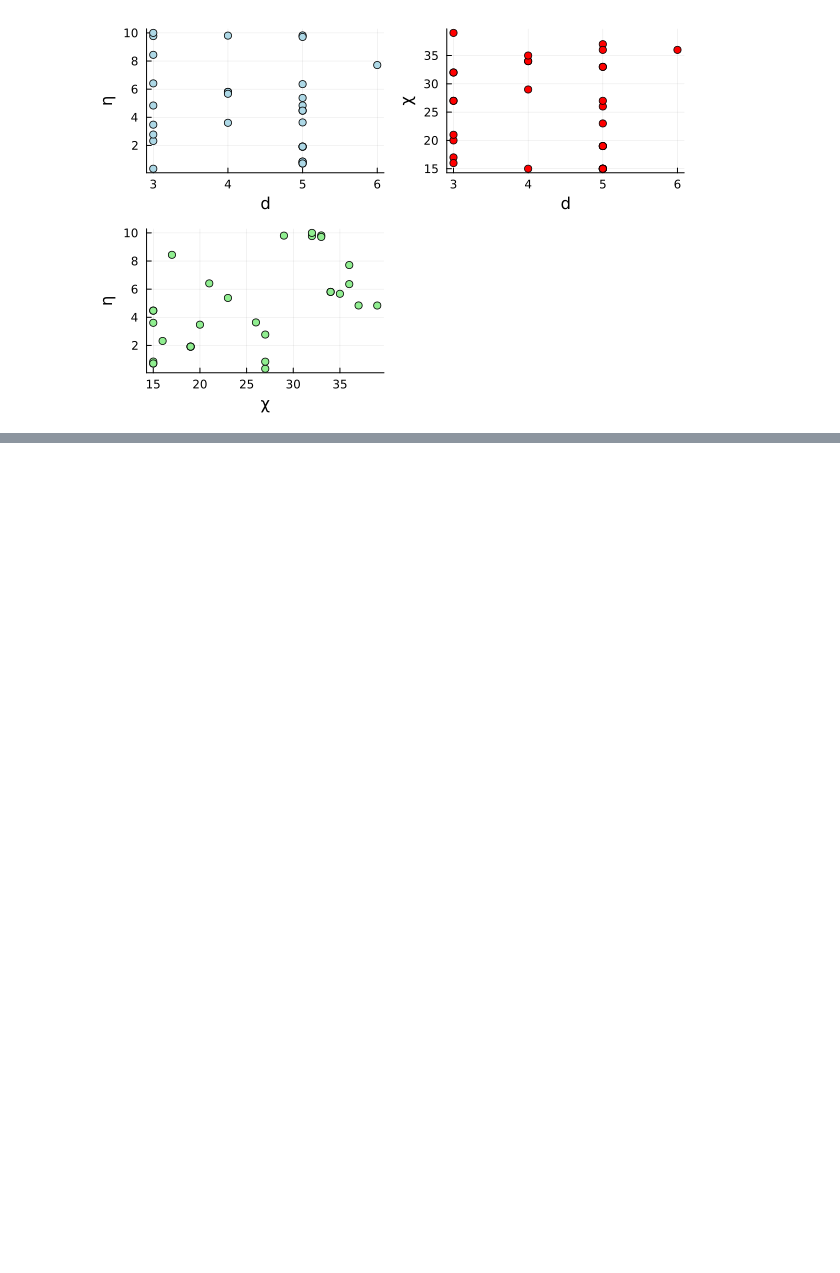
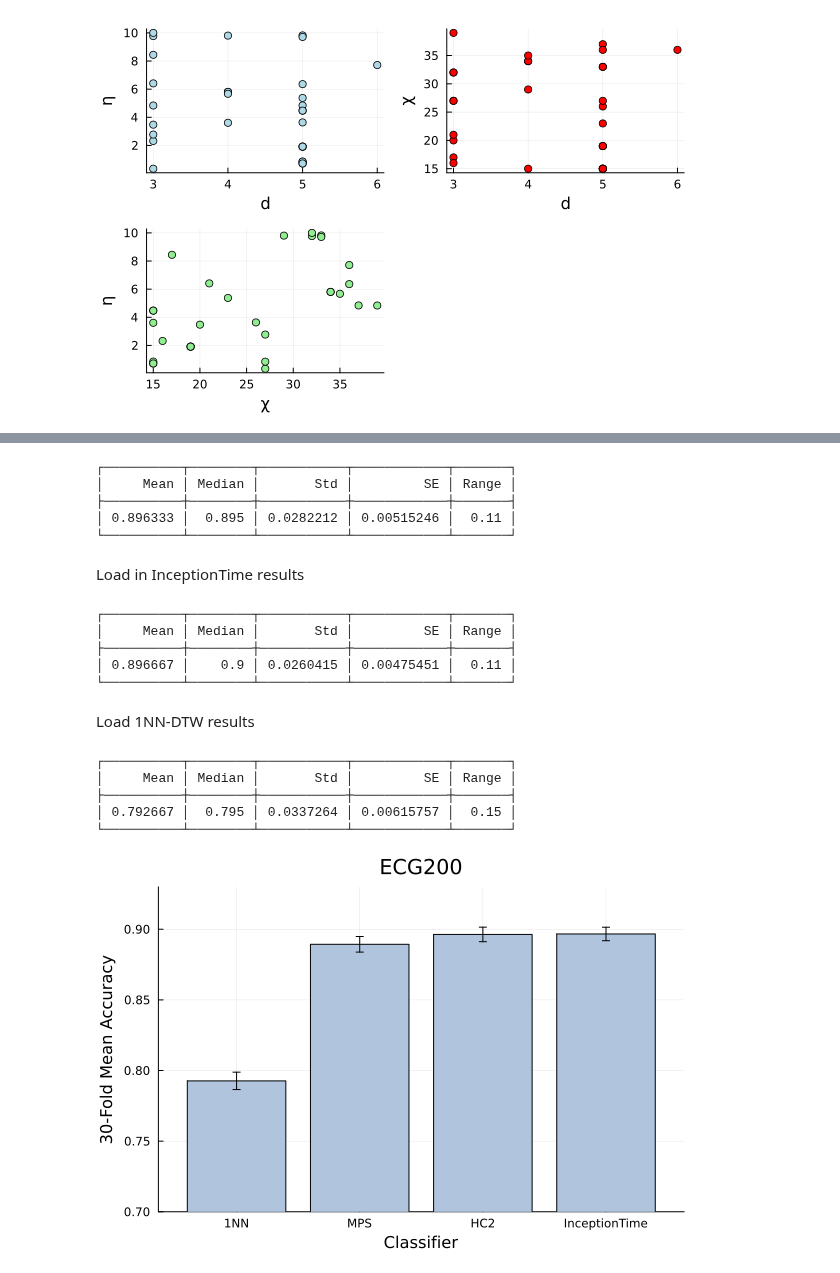
Before and after one commit to jmoo2880/QuantumInspiredML, a Jupyter notebook: FinalBenchmarks/ECG200/ECG200Inspect.ipynb, the cells around one changed output, grey strips where cells are left out. Drawn from its saved outputs; the diff is of its cells as text; code cells hidden in the pictures; blank space fills up the shorter version.

```diff
--- a/FinalBenchmarks/ECG200/ECG200Inspect.ipynb
+++ b/FinalBenchmarks/ECG200/ECG200Inspect.ipynb
@@ -55,0 +63,71 @@ plot(p1, p2, p3)
+# %%
+hc2 = [0.86, 0.87, 0.87, 0.94, 0.91, 0.91, 0.9 , 0.93, 0.91, 0.88, 0.9 ,
+    0.89, 0.91, 0.87, 0.93, 0.95, 0.89, 0.96, 0.88, 0.89, 0.87, 0.87,
+    0.88, 0.87, 0.9 , 0.86, 0.85, 0.9 , 0.93, 0.91]
+hc2_mean = mean(hc2)
+hc2_median = median(hc2)
+hc2_range = maximum(hc2) - minimum(hc2)
+hc2_std = std(hc2)
+hc2_standard_error = hc2_std / sqrt(length(hc2));
+data = [hc2_mean, hc2_median, hc2_std, hc2_standard_error, hc2_range]'
+header = ["Mean", "Median", "Std", "SE", "Range"]
+pretty_table(data, header=header)
+# %% [output]
+┌──────────┬────────┬───────────┬────────────┬───────┐
+│     Mean │ Median │       Std │         SE │ Range │
+├──────────┼────────┼───────────┼────────────┼───────┤
+│ 0.896333 │  0.895 │ 0.0282212 │ 0.00515246 │  0.11 │
+└──────────┴────────┴───────────┴────────────┴───────┘
+# %% [markdown]
+Load in InceptionTime results
+# %%
+icpt = [0.91, 0.91, 0.92, 0.9 , 0.91, 0.92, 0.91, 0.92, 0.93, 0.91, 0.87,
+    0.87, 0.85, 0.89, 0.92, 0.9 , 0.83, 0.88, 0.92, 0.89, 0.88, 0.87,
+    0.89, 0.92, 0.89, 0.9 , 0.85, 0.92, 0.88, 0.94]
+icpt_mean = mean(icpt)
+icpt_median = median(icpt)
+icpt_range = maximum(icpt) - minimum(icpt)
+icpt_std = std(icpt)
+icpt_standard_error = icpt_std / sqrt(length(icpt));
+data = [icpt_mean, icpt_median, icpt_std, icpt_standard_error, icpt_range]'
+header = ["Mean", "Median", "Std", "SE", "Range"]
+pretty_table(data, header=header)
+# %% [output]
+┌──────────┬────────┬───────────┬────────────┬───────┐
+│     Mean │ Median │       Std │         SE │ Range │
+├──────────┼────────┼───────────┼────────────┼───────┤
+│ 0.896667 │    0.9 │ 0.0260415 │ 0.00475451 │  0.11 │
+└──────────┴────────┴───────────┴────────────┴───────┘
+# %% [markdown]
+Load 1NN-DTW results
+# %%
+dtw = [0.77, 0.79, 0.79, 0.77, 0.81, 0.84, 0.75, 0.85, 0.77, 0.84, 0.8 ,
+    0.7 , 0.84, 0.77, 0.8 , 0.8 , 0.84, 0.78, 0.79, 0.75, 0.81, 0.76,
+    0.75, 0.8 , 0.82, 0.8 , 0.78, 0.8 , 0.78, 0.83]
+dtw_mean = mean(dtw)
+dtw_median = median(dtw)
+dtw_range = maximum(dtw) - minimum(dtw)
+dtw_std = std(dtw)
+dtw_standard_error = dtw_std / sqrt(length(dtw))
+data = [dtw_mean, dtw_median, dtw_std, dtw_standard_error, dtw_range]'
+header = ["Mean", "Median", "Std", "SE", "Range"]
+pretty_table(data, header=header)
+# %% [output]
+┌──────────┬────────┬───────────┬────────────┬───────┐
+│     Mean │ Median │       Std │         SE │ Range │
+├──────────┼────────┼───────────┼────────────┼───────┤
+│ 0.792667 │  0.795 │ 0.0337264 │ 0.00615757 │  0.15 │
+└──────────┴────────┴───────────┴────────────┴───────┘
+# %%
+xs = ["1NN", "MPS", "InceptionTime", "HC2"]
+ys = [dtw_mean, mean_acc_r1, icpt_mean, hc2_mean]
+ses = [dtw_standard_error, standard_err_acc_r1, icpt_standard_error, hc2_standard_error]
+order = sortperm(ys)
+xs = xs[order]
+ys = ys[order]
+ses = ses[order]
+
+p = bar(xs, ys, title="ECG200", c=:lightsteelblue, legend=:none, ylim=(0.7, 0.93), xlabel="Classifier",
+    ylabel="30-Fold Mean Accuracy", yerr=ses)
+# %% [output]
+[figure, added]
```
Also changed, not shown: parts of 4 cells of this notebook, 2 other files.
